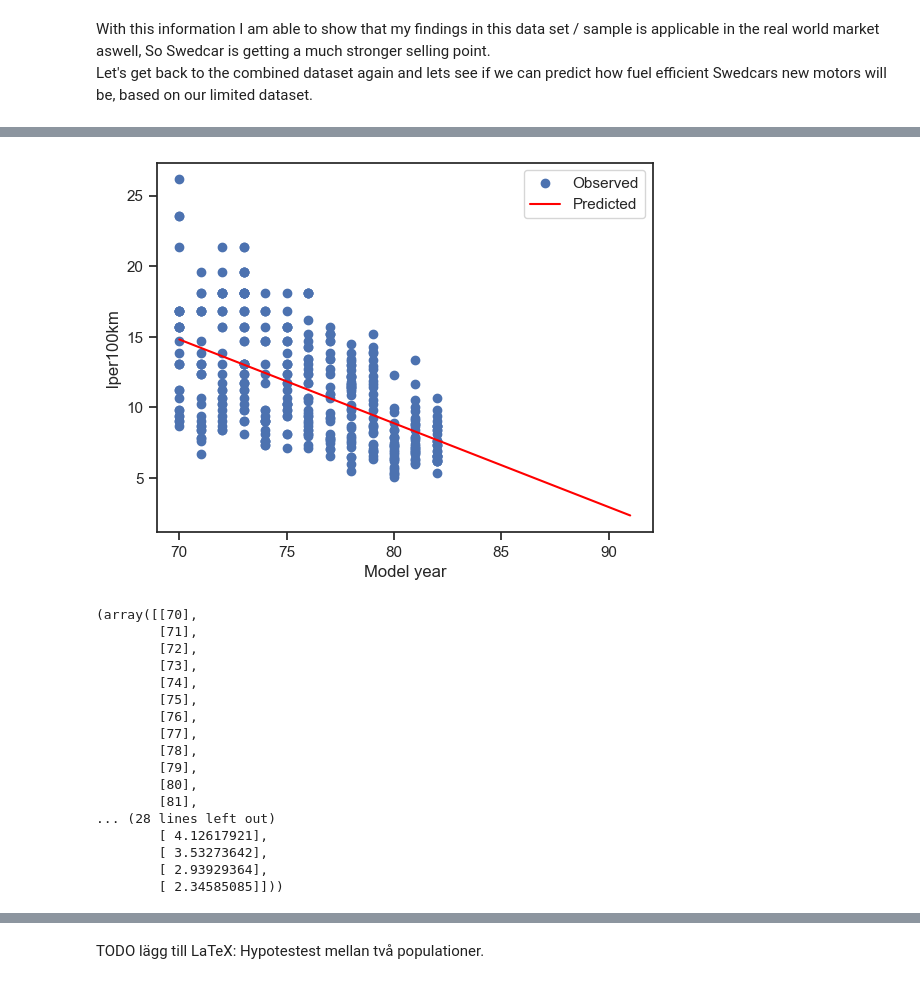
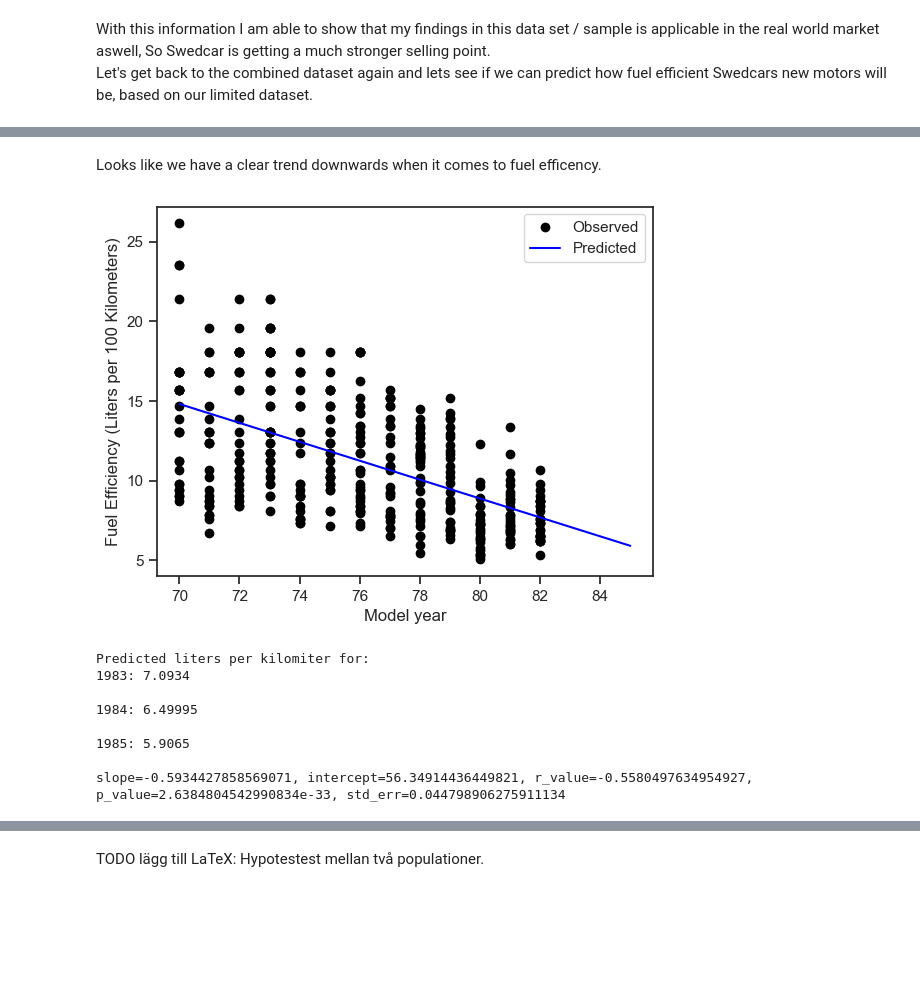
Before and after one commit to Rufshod/Statistical_Analysis_Alexander_Andersson, a Jupyter notebook: Lab/Lab_cars.ipynb, the cells around one changed output, grey strips where cells are left out. Drawn from its saved outputs; the diff is of its cells as text; code cells hidden in the pictures; blank space fills up the shorter version.

```diff
--- a/Lab/Lab_cars.ipynb
+++ b/Lab/Lab_cars.ipynb
@@ -251,47 +194,47 @@ sns.scatterplot(cars, x = "model_year", y= "lper100km", color="green");
+# %% [markdown]
+Looks like we have a clear trend downwards when it comes to fuel efficency.
 # %%
+from sklearn.linear_model import LinearRegression
 import matplotlib.pyplot as plt
 import numpy as np
 import pandas as pd
 from scipy import stats
 
+
+# Train the linear regression model on the dataset
+model = LinearRegression()
 X = cars["model_year"].values.reshape(-1, 1)
 y = cars["lper100km"].values
+model.fit(X, y)
 
 # Fit the linear regression model
 slope, intercept, r_value, p_value, std_err = stats.linregress(X.flatten(), y)
 
 # Create a range of future model years
-future_model_years = np.arange(df["model_year"].min(), df["model_year"].max() + 10, 1).reshape(-1, 1)
+future_model_years = np.arange(df["model_year"].min(), df["model_year"].max() + 4, 1).reshape(-1, 1)
 
-# Predict the mpg for future model years
+# Predict the lp100km for future model years
 future_predictions = slope * future_model_years + intercept
-
+pred_years = np.array([[83], [84], [85], [95]])
+pred_lp100km = model.predict(pred_years)
 # Create a scatter plot with the regression line
-plt.scatter(df["model_year"], y, label="Observed")
-plt.plot(future_model_years, future_predictions, color="red", label="Predicted")
+plt.scatter(cars["model_year"], y, label="Observed", color = "black")
+plt.plot(future_model_years, future_predictions, color="blue", label="Predicted")
 plt.xlabel("Model year")
-plt.ylabel("lper100km")
+plt.ylabel("Fuel Efficiency (Liters per 100 Kilometers)")
 plt.legend()
 plt.show()
+print("Predicted liters per kilomiter for: \n1983:", round(pred_lp100km[0],4))
+print("\n1984:", round(pred_lp100km[1],5))
+print("\n1985:", round(pred_lp100km[2],4))
+print(f"\n{slope=}, {intercept=}, {r_value=}, {p_value=}, {std_err=}")
 # %% [output]
-[figure, old version]
+[figure, new version]
+Predicted liters per kilomiter for:
+1983: 7.0934
+
+1984: 6.49995
+
+1985: 5.9065
+
+slope=-0.5934427858569071, intercept=56.34914436449821, r_value=-0.5580497634954927, p_value=2.6384804542990834e-33, std_err=0.044798906275911134
-# %%
-future_model_years, future_predictions
-# %% [output]
-(array([[70],
-        [71],
-        [72],
-        [73],
-        [74],
-        [75],
-        [76],
-        [77],
-        [78],
-        [79],
-        [80],
-        [81],
-... (28 lines left out)
-        [ 4.12617921],
-        [ 3.53273642],
-        [ 2.93929364],
-        [ 2.34585085]]))
```
Also changed, not shown: parts of 9 cells of this notebook, 1 other file.
